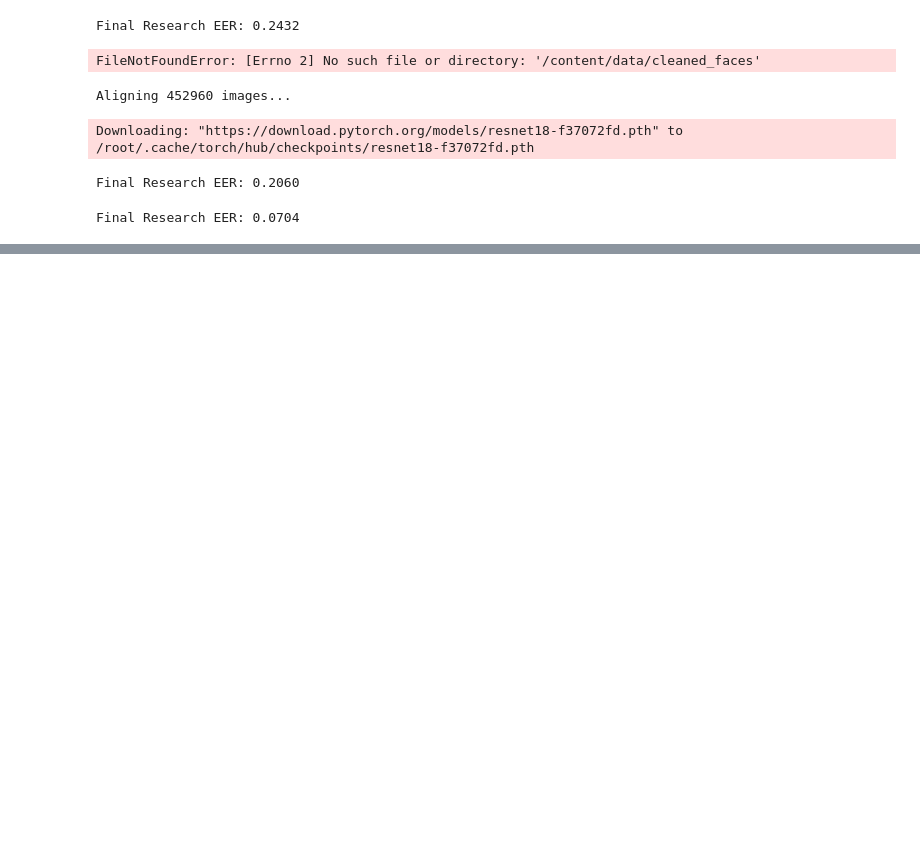
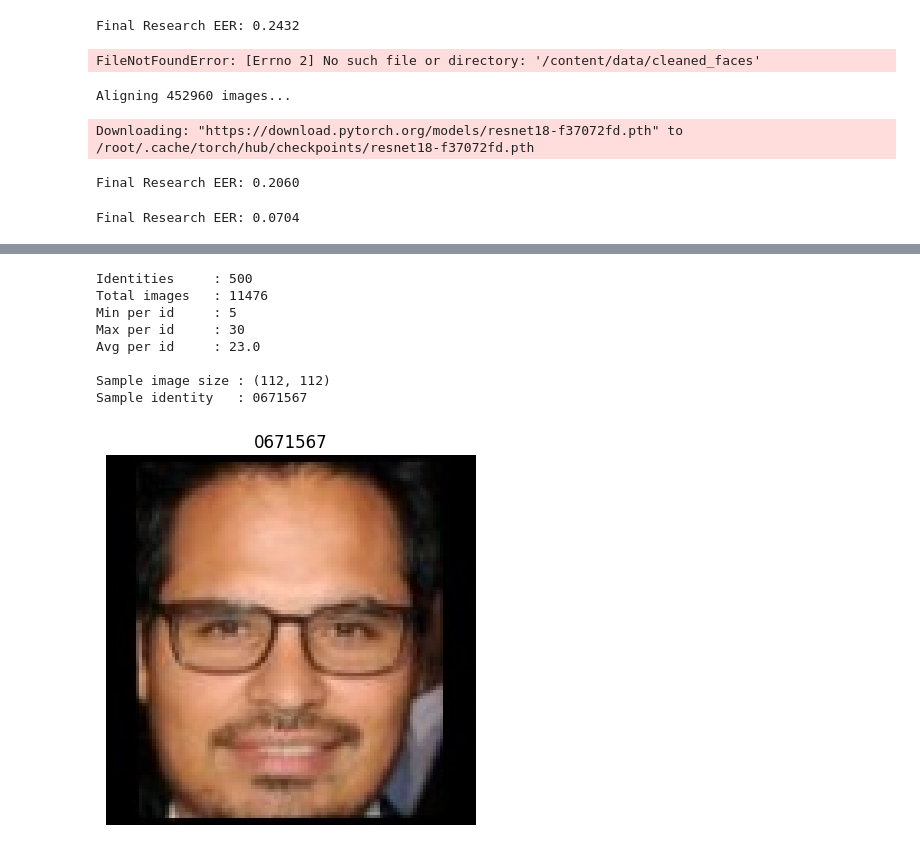
Before and after one commit to vangogh1803/face_rec, a Jupyter notebook: face_project.ipynb, the cells around one changed output, grey strips where cells are left out. Saved outputs shown, nothing was run; the diff lists cells and outputs as text; code cells hidden in the pictures; blank space fills up the shorter version.

```diff
--- a/face_project.ipynb
+++ b/face_project.ipynb
@@ -2849,0 +3606,36 @@ print(f"ROC AUC: {auc(fpr, tpr):.4f}")
+# %%
+# Run this before anything else to understand your data
+from collections import Counter
+import os, random
+
+root = "/content/data/train_subset"
+ids  = os.listdir(root)
+imgs_per_id = [len(os.listdir(os.path.join(root, d))) for d in ids]
+
+print(f"Identities     : {len(ids)}")
+print(f"Total images   : {sum(imgs_per_id)}")
+print(f"Min per id     : {min(imgs_per_id)}")
+print(f"Max per id     : {max(imgs_per_id)}")
+print(f"Avg per id     : {sum(imgs_per_id)/len(imgs_per_id):.1f}")
+
+# Check a sample image actually looks right
+import matplotlib.pyplot as plt
+from PIL import Image
+import numpy as np
+
+sample_id  = random.choice(ids)
+sample_img = random.choice(os.listdir(os.path.join(root, sample_id)))
+img = Image.open(os.path.join(root, sample_id, sample_img))
+print(f"\nSample image size : {img.size}")   # should be 112x112
+print(f"Sample identity   : {sample_id}")
+plt.imshow(np.array(img)); plt.title(sample_id); plt.axis('off'); plt.show()
+# %% [output]
+Identities     : 500
+Total images   : 11476
+Min per id     : 5
+Max per id     : 30
+Avg per id     : 23.0
+
+Sample image size : (112, 112)
+Sample identity   : 0671567
+[figure, added]
```
Also changed, not shown: parts of 10 cells of this notebook.
